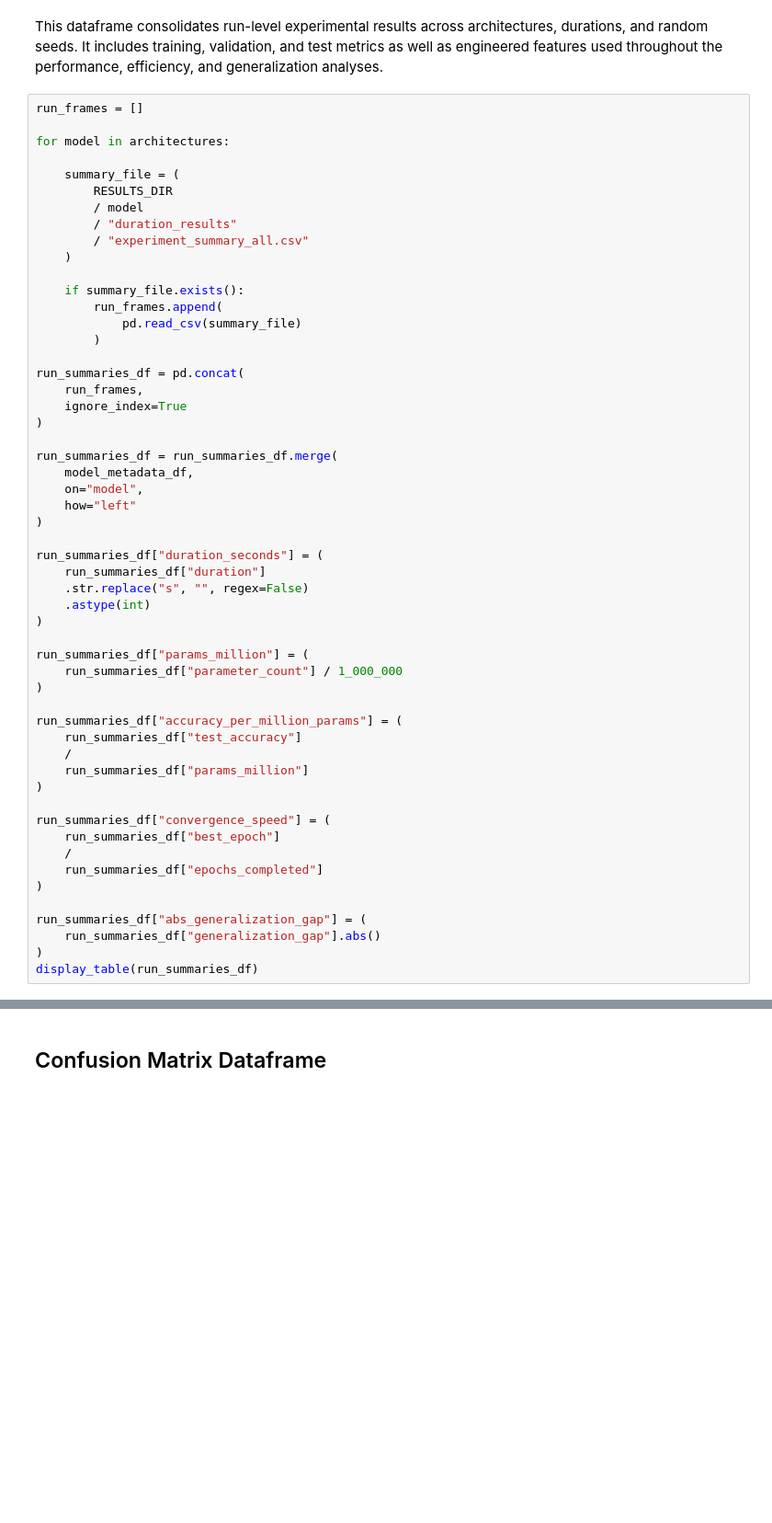
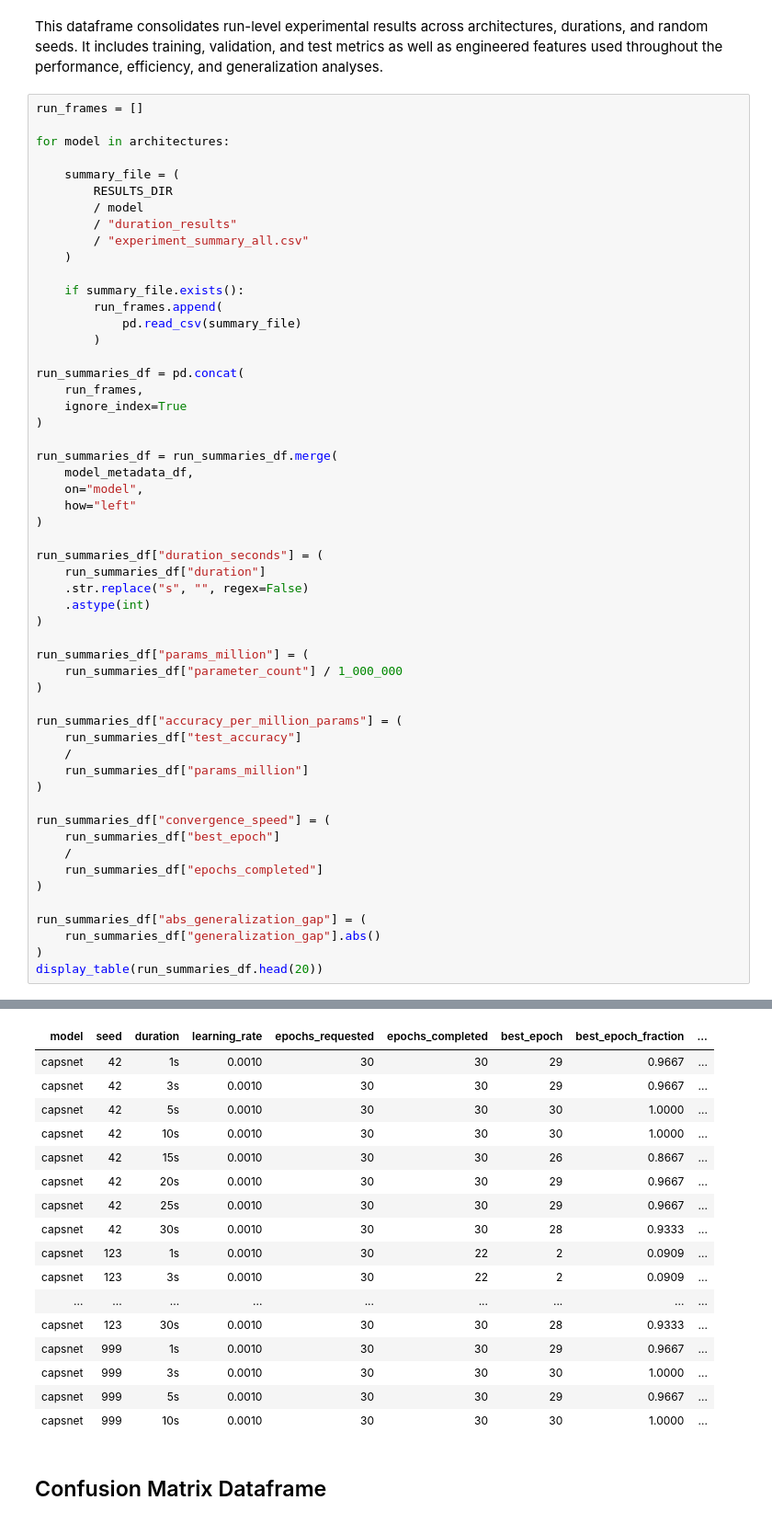
Before and after one commit to d-bruning/deep-learning-audio-classification, a Jupyter notebook: gtzan_analysis.ipynb, the cells around one changed output, grey strips where cells are left out. Shown at 92% size. Cells and saved outputs as stored; diff of their text form; blank space fills up the shorter version.

```diff
--- a/gtzan_analysis.ipynb
+++ b/gtzan_analysis.ipynb
@@ -240,5 +240,5 @@ run_summaries_df["convergence_speed"] = (
 run_summaries_df["abs_generalization_gap"] = (
     run_summaries_df["generalization_gap"].abs()
 )
-display_table(run_summaries_df)
+display_table(run_summaries_df.head(20))
 # %% [output]
@@ -246,3 +245,20 @@ display_table(run_summaries_df)
+| model | seed | duration | learning_rate | epochs_requested | epochs_completed | best_epoch | best_epoch_fraction | ... |
+| capsnet | 42 | 1s | 0.0010 | 30 | 30 | 29 | 0.9667 | ... |
+| capsnet | 42 | 3s | 0.0010 | 30 | 30 | 29 | 0.9667 | ... |
+| capsnet | 42 | 5s | 0.0010 | 30 | 30 | 30 | 1.0000 | ... |
+| capsnet | 42 | 10s | 0.0010 | 30 | 30 | 30 | 1.0000 | ... |
+| capsnet | 42 | 15s | 0.0010 | 30 | 30 | 26 | 0.8667 | ... |
+| capsnet | 42 | 20s | 0.0010 | 30 | 30 | 29 | 0.9667 | ... |
+| capsnet | 42 | 25s | 0.0010 | 30 | 30 | 29 | 0.9667 | ... |
+| capsnet | 42 | 30s | 0.0010 | 30 | 30 | 28 | 0.9333 | ... |
+| capsnet | 123 | 1s | 0.0010 | 30 | 22 | 2 | 0.0909 | ... |
+| capsnet | 123 | 3s | 0.0010 | 30 | 22 | 2 | 0.0909 | ... |
+| ... | ... | ... | ... | ... | ... | ... | ... | ... |
+| capsnet | 123 | 30s | 0.0010 | 30 | 30 | 28 | 0.9333 | ... |
+| capsnet | 999 | 1s | 0.0010 | 30 | 30 | 29 | 0.9667 | ... |
+| capsnet | 999 | 3s | 0.0010 | 30 | 30 | 30 | 1.0000 | ... |
+| capsnet | 999 | 5s | 0.0010 | 30 | 30 | 29 | 0.9667 | ... |
+| capsnet | 999 | 10s | 0.0010 | 30 | 30 | 30 | 1.0000 | ... |
 # %% [markdown]
 ## Confusion Matrix Dataframe
 # %% [markdown]
```
Also changed, not shown: parts of 1 cell of this notebook, 1 other file.
